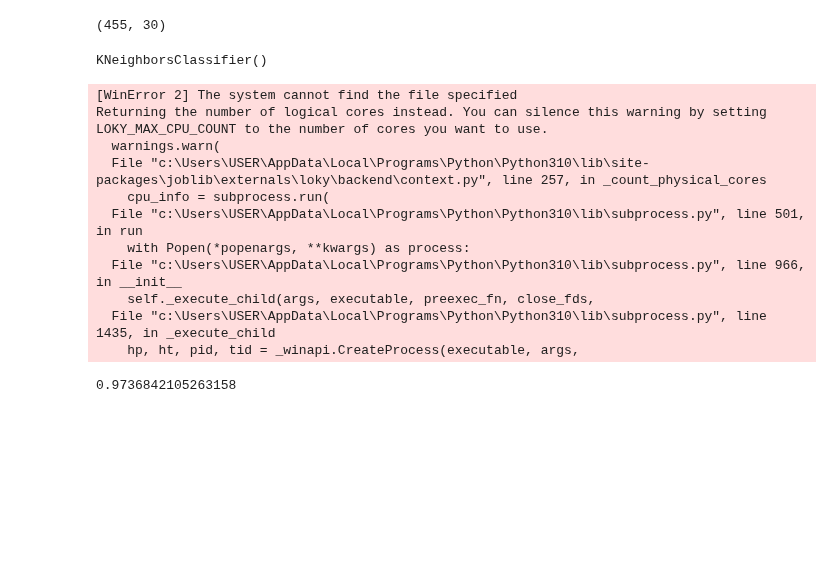
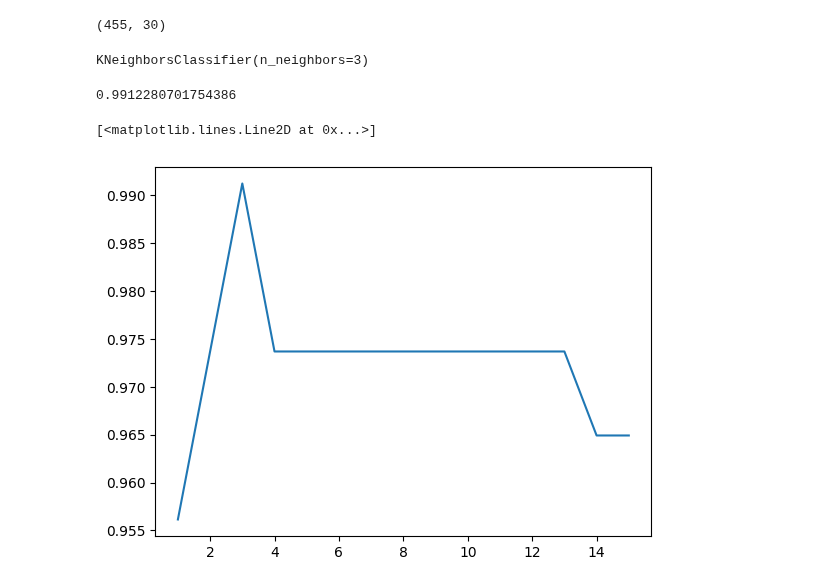
Before and after one commit to Priya-Rathor/Machine-learning, a Jupyter notebook: UnitTwo/K NearestNeighbors/main.ipynb, the cells around one changed output. Cells and saved outputs as stored; diff of their text form; code cells hidden in the pictures; blank space fills up the shorter version.

```diff
--- a/UnitTwo/K NearestNeighbors/main.ipynb
+++ b/UnitTwo/K NearestNeighbors/main.ipynb
@@ -70,28 +70,17 @@ X_train.shape
 (455, 30)
 # %%
 from sklearn.neighbors import KNeighborsClassifier
-knn = KNeighborsClassifier(n_neighbors=5)
+knn = KNeighborsClassifier(n_neighbors=3)
 # %%
 knn.fit(X_train,y_train)
 # %% [output]
-KNeighborsClassifier()
+KNeighborsClassifier(n_neighbors=3)
 # %%
 from sklearn.metrics import accuracy_score
 y_pred = knn.predict(X_test)
 accuracy_score(y_test,y_pred)
 # %% [output]
-[WinError 2] The system cannot find the file specified
-Returning the number of logical cores instead. You can silence this warning by setting LOKY_MAX_CPU_COUNT to the number of cores you want to use.
-  warnings.warn(
-  File "c:\Users\USER\AppData\Local\Programs\Python\Python310\lib\site-packages\joblib\externals\loky\backend\context.py", line 257, in _count_physical_cores
-    cpu_info = subprocess.run(
-  File "c:\Users\USER\AppData\Local\Programs\Python\Python310\lib\subprocess.py", line 501, in run
-    with Popen(*popenargs, **kwargs) as process:
-  File "c:\Users\USER\AppData\Local\Programs\Python\Python310\lib\subprocess.py", line 966, in __init__
-    self._execute_child(args, executable, preexec_fn, close_fds,
-  File "c:\Users\USER\AppData\Local\Programs\Python\Python310\lib\subprocess.py", line 1435, in _execute_child
-    hp, ht, pid, tid = _winapi.CreateProcess(executable, args,
+0.9912280701754386
-0.9736842105263158
 # %%
 scores = []
 
@@ -104,3 +93,9 @@ for i in range(1,16):
     y_pred = knn.predict(X_test)
 
     scores.append(accuracy_score(y_test, y_pred))
+# %%
+import matplotlib.pyplot as plt
+plt.plot(range(1,16),scores)
+# %% [output]
+[<matplotlib.lines.Line2D at 0x...>]
+[figure, added]
```
